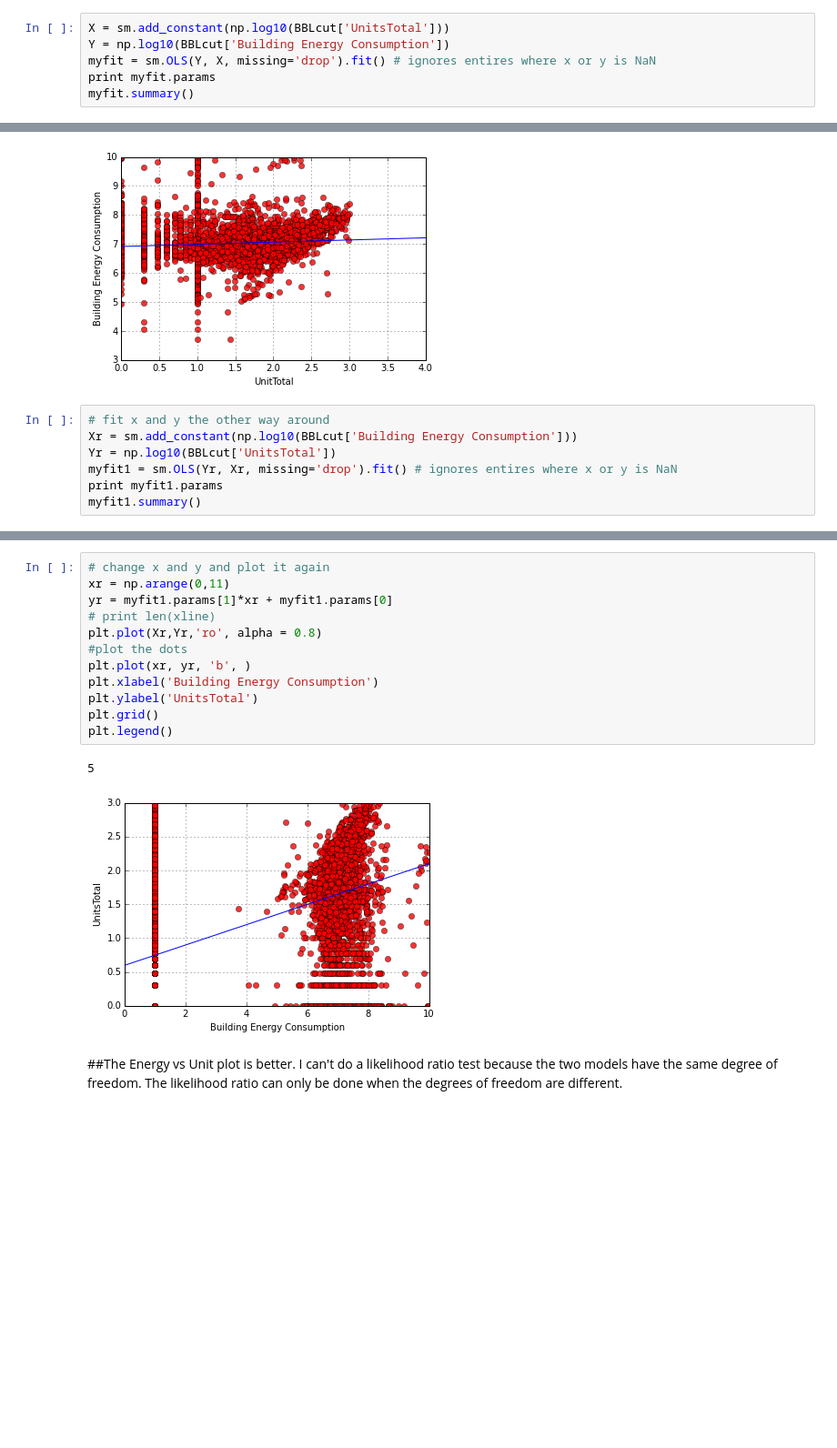
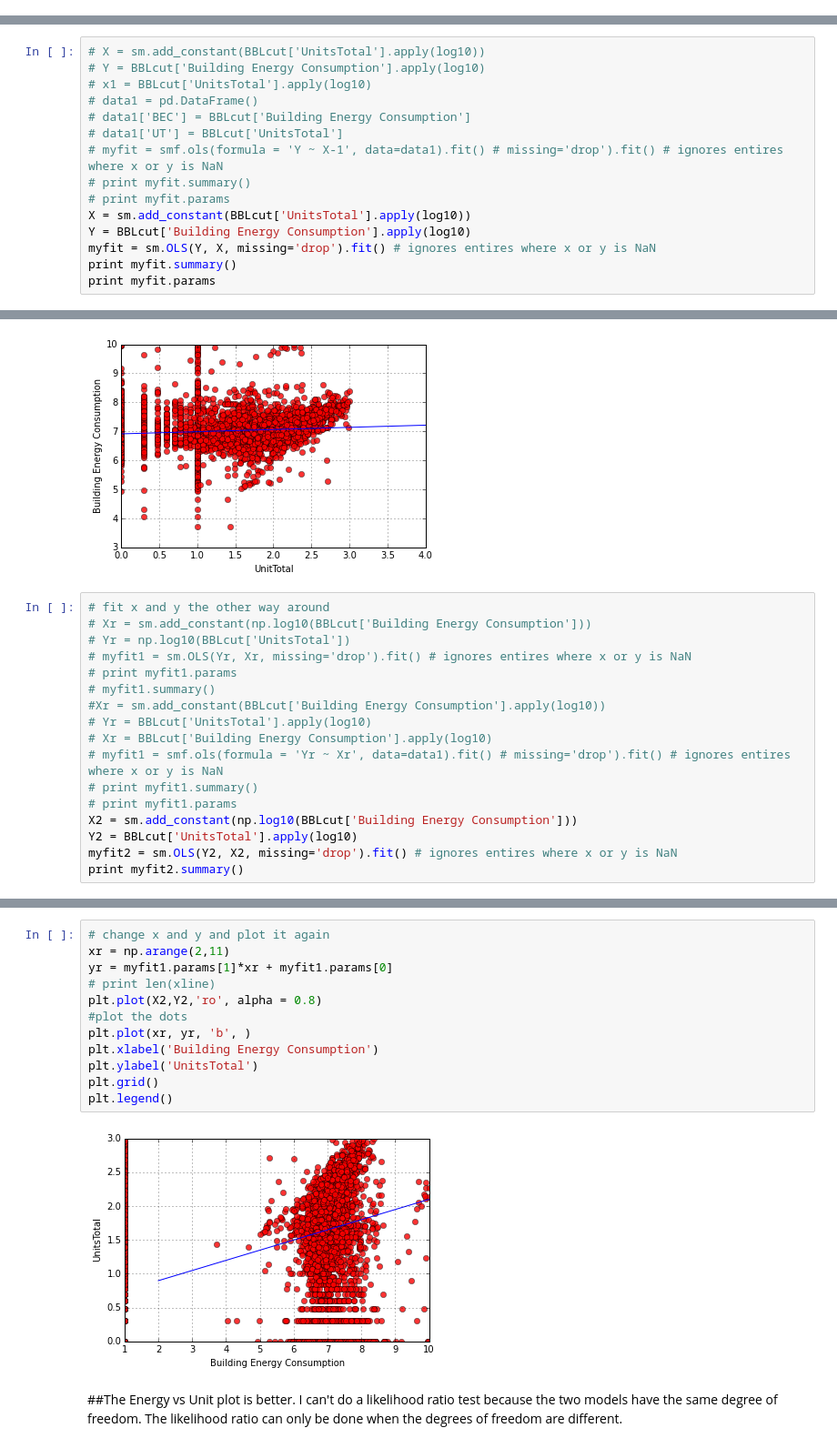
Before and after one commit to Elixeus/PUI2015_xwang, a Jupyter notebook: HW5/assignment5_1XiaWang.ipynb, the cells around one changed output, grey strips where cells are left out. Shown at 91% size. Drawn from its saved outputs; the diff is of its cells as text; blank space fills up the shorter version.

```diff
--- a/HW5/assignment5_1XiaWang.ipynb
+++ b/HW5/assignment5_1XiaWang.ipynb
@@ -83,9 +85,3 @@ pl.legend()
 # %%
 BBLcut = BBLmerge[(BBLmerge['Building Energy Consumption']>=1000)&(BBLmerge['Building Energy Consumption']<1e+10)
                   & (BBLmerge['UnitsTotal']>=1)&(BBLmerge['UnitsTotal']<1000)]
-# %%
-X = sm.add_constant(np.log10(BBLcut['UnitsTotal']))
-Y = np.log10(BBLcut['Building Energy Consumption'])
-myfit = sm.OLS(Y, X, missing='drop').fit() # ignores entires where x or y is NaN
-print myfit.params
-myfit.summary()
@@ -112,0 +88,15 @@ OLS Regression Results
+# %%
+# X = sm.add_constant(BBLcut['UnitsTotal'].apply(log10))
+# Y = BBLcut['Building Energy Consumption'].apply(log10)
+# x1 = BBLcut['UnitsTotal'].apply(log10)
+# data1 = pd.DataFrame()
+# data1['BEC'] = BBLcut['Building Energy Consumption']
+# data1['UT'] = BBLcut['UnitsTotal']
+# myfit = smf.ols(formula = 'Y ~ X-1', data=data1).fit() # missing='drop').fit() # ignores entires where x or y is NaN
+# print myfit.summary()
+# print myfit.params
+X = sm.add_constant(BBLcut['UnitsTotal'].apply(log10))
+Y = BBLcut['Building Energy Consumption'].apply(log10)
+myfit = sm.OLS(Y, X, missing='drop').fit() # ignores entires where x or y is NaN
+print myfit.summary()
+print myfit.params
@@ -127,9 +135,19 @@ plt.legend()
 [figure]
 # %%
 # fit x and y the other way around
-Xr = sm.add_constant(np.log10(BBLcut['Building Energy Consumption']))
-Yr = np.log10(BBLcut['UnitsTotal'])
-myfit1 = sm.OLS(Yr, Xr, missing='drop').fit() # ignores entires where x or y is NaN
-print myfit1.params
-myfit1.summary()
+# Xr = sm.add_constant(np.log10(BBLcut['Building Energy Consumption']))
+# Yr = np.log10(BBLcut['UnitsTotal'])
+# myfit1 = sm.OLS(Yr, Xr, missing='drop').fit() # ignores entires where x or y is NaN
+# print myfit1.params
+# myfit1.summary()
+#Xr = sm.add_constant(BBLcut['Building Energy Consumption'].apply(log10))
+# Yr = BBLcut['UnitsTotal'].apply(log10)
+# Xr = BBLcut['Building Energy Consumption'].apply(log10)
+# myfit1 = smf.ols(formula = 'Yr ~ Xr', data=data1).fit() # missing='drop').fit() # ignores entires where x or y is NaN
+# print myfit1.summary()
+# print myfit1.params
+X2 = sm.add_constant(np.log10(BBLcut['Building Energy Consumption']))
+Y2 = BBLcut['UnitsTotal'].apply(log10)
+myfit2 = sm.OLS(Y2, X2, missing='drop').fit() # ignores entires where x or y is NaN
+print myfit2.summary()
 # %% [output]
@@ -156,18 +171,17 @@ OLS Regression Results
 # %%
 # change x and y and plot it again
-xr = np.arange(0,11)
+xr = np.arange(2,11)
 yr = myfit1.params[1]*xr + myfit1.params[0]
 # print len(xline)
-plt.plot(Xr,Yr,'ro', alpha = 0.8)
+plt.plot(X2,Y2,'ro', alpha = 0.8)
 #plot the dots
 plt.plot(xr, yr, 'b', )
 plt.xlabel('Building Energy Consumption')
 plt.ylabel('UnitsTotal')
 plt.grid()
 plt.legend()
 # %% [output]
-5
-[figure, old version]
+[figure, new version]
 # %% [markdown]
 ##The Energy vs Unit plot is better. I can't do a likelihood ratio test because the two models have the same degree of freedom. The likelihood ratio can only be done when the degrees of freedom are different.
 # %%
```
Also changed, not shown: parts of 9 cells of this notebook, 1 other file.
